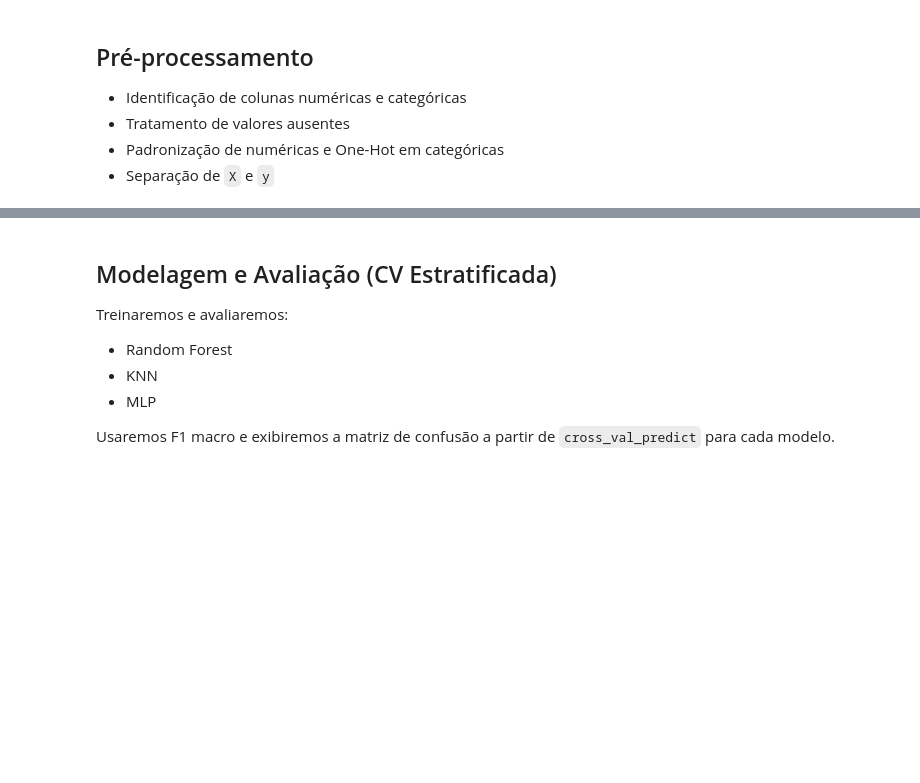
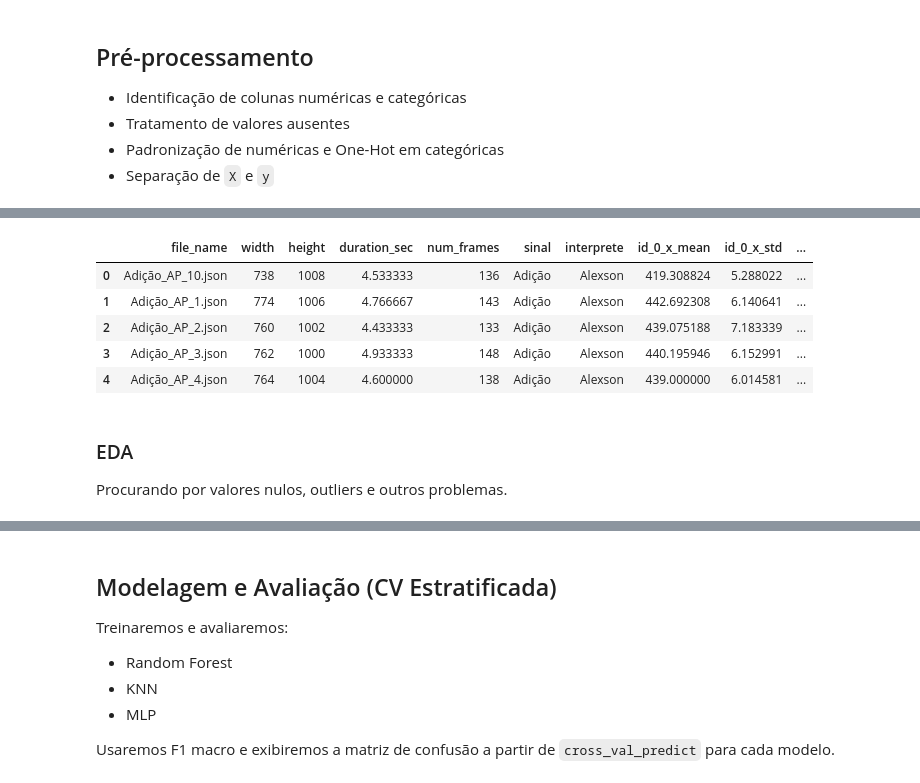
Before and after one commit to Felipe-lim/prova_ml, a Jupyter notebook: notebooks/01_classificacao.ipynb, the cells around one changed output, grey strips where cells are left out. Saved outputs shown, nothing was run; the diff lists cells and outputs as text; code cells hidden in the pictures; blank space fills up the shorter version.

```diff
--- a/notebooks/01_classificacao.ipynb
+++ b/notebooks/01_classificacao.ipynb
@@ -99,0 +242,13 @@ print(preprocess)
+# %%
+resultados.head()
+# %% [output]
+|  | file_name | width | height | duration_sec | num_frames | sinal | interprete | id_0_x_mean | id_0_x_std | ... |
+| 0 | Adição_AP_10.json | 738 | 1008 | 4.533333 | 136 | Adição | Alexson | 419.308824 | 5.288022 | ... |
+| 1 | Adição_AP_1.json | 774 | 1006 | 4.766667 | 143 | Adição | Alexson | 442.692308 | 6.140641 | ... |
+| 2 | Adição_AP_2.json | 760 | 1002 | 4.433333 | 133 | Adição | Alexson | 439.075188 | 7.183339 | ... |
+| 3 | Adição_AP_3.json | 762 | 1000 | 4.933333 | 148 | Adição | Alexson | 440.195946 | 6.152991 | ... |
+| 4 | Adição_AP_4.json | 764 | 1004 | 4.600000 | 138 | Adição | Alexson | 439.000000 | 6.014581 | ... |
+# %% [markdown]
+### EDA
+
+Procurando por valores nulos, outliers e outros problemas.
```
Also changed, not shown: parts of 24 cells of this notebook, 3 other files.
